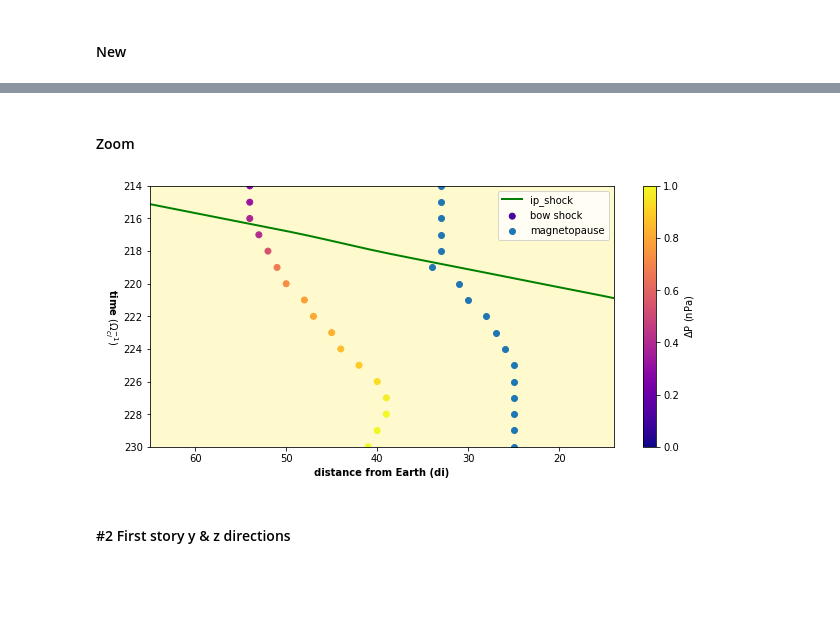
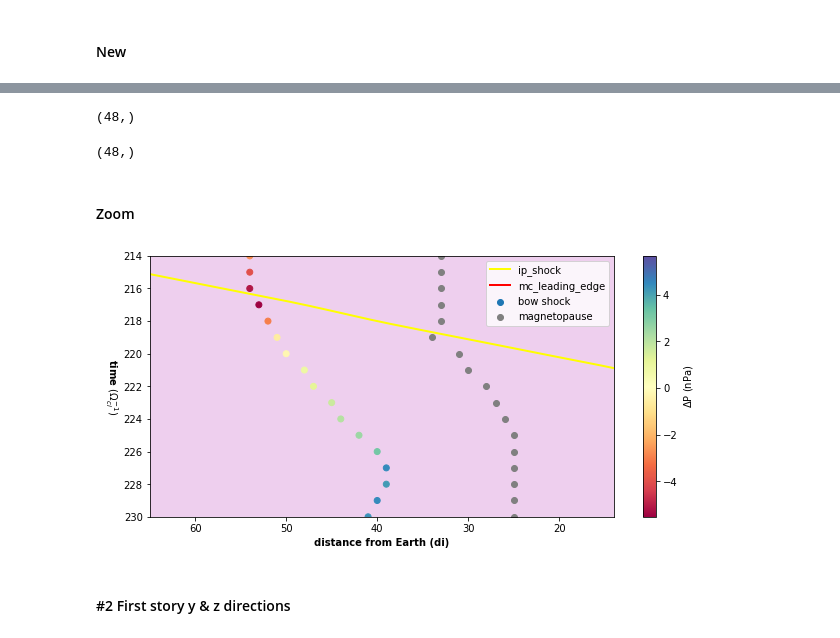
Before and after one commit to cmoissar/Jupyter-Notebooks, a Jupyter notebook: Story_Reader.ipynb, the cells around one changed output, grey strips where cells are left out. Saved outputs shown, nothing was run; the diff lists cells and outputs as text; code cells hidden in the pictures; blank space fills up the shorter version.

```diff
--- a/Story_Reader.ipynb
+++ b/Story_Reader.ipynb
@@ -602,8 +603,8 @@ for time in sorted(data):
     x_mp_list.extend([data[time]['x_magnetopause']])
     x_ip_shock_list.extend([data[time]['x_ip_shock']])
     x_mc_leading_edge_list.extend([data[time]['x_mc_leading_edge']])
-    deltaP_list.extend([ data[time]['Pmag_nose']    +data[time]['Pth_nose']    +data[time]['Pdyn_nose']
-                        -data[time]['Pmag_upstream']+data[time]['Pth_upstream']+data[time]['Pdyn_upstream']])
+    deltaP_list.extend([    data[time]['Pmag_nose']    +data[time]['Pth_nose']    +data[time]['Pdyn_nose']
+                        - ( data[time]['Pmag_upstream']+data[time]['Pth_upstream']+data[time]['Pdyn_upstream'] )])
 # %%
 print(x_ip_shock_list)
 print(x_mc_leading_edge_list)
@@ -766,68 +774,68 @@ plt.show()
+# %%
+np.shape(Circles)
+# %% [output]
+(48,)
+# %%
+np.shape(colors)
+# %% [output]
+(48,)
 # %% [markdown]
 #### Zoom
 # %%
 from matplotlib import cm
 fig = plt.figure()
 ax = fig.add_subplot(111)
-plt.scatter(x_bs_list, time_list, label='bow shock', color=cm.plasma(np.array(deltaP_list)/max(deltaP_list)))
-plt.scatter(x_mp_list, time_list, label='magnetopause')
-plt.plot(x_is_smooth, t_is_smooth, linewidth=2, label='ip_shock', color='green')
-# plt.plot(x_le_smooth, t_le_smooth, linewidth=2, label='mc_leading_edge', color='red')
+
+colors = []
+for j in range(0, len(time_list)):
+    colors.append(deltaP_list[j])
+
+i_nan = np.where(np.isnan(colors))[0][0]
+
+
+colors = colors[:i_nan]
+x_bs_list_good = x_bs_list[:i_nan]
+x_mp_list_good = x_mp_list[:i_nan]
+time_list_good = time_list[:i_nan]
+
+plt.scatter(x_bs_list_good, time_list_good, label='bow shock', c = colors, cmap = matplotlib.cm.Spectral)
+plt.scatter(x_mp_list_good, time_list_good, label='magnetopause', color='gray')
+plt.plot(x_is_smooth, t_is_smooth, linewidth=2, label='ip_shock', color='yellow')
+plt.plot(x_le_smooth, t_le_smooth, linewidth=2, label='mc_leading_edge', color='red')
 plt.gca().invert_xaxis()
 plt.gca().invert_yaxis()
 plt.xlabel('distance from Earth (di)', weight = 'bold')
 plt.ylabel('time $(\Omega_{ci}^{-1})$', weight = 'bold', rotation=270)
 ax.yaxis.set_label_coords(-0.1,0.5)
-plt.legend()
-
 import matplotlib
 from matplotlib.collections import PatchCollection
 import matplotlib.patches as patches
 
 rectangles = []
-colors = []
 
-for i in range(150,len(time_smooth)):
-
-    try:
-        j = np.where(time_list < time_smooth[i])[0][-1]
-    except IndexError:
-        j = j
-
-    try:
-        hauteur = time_smooth[i+1] - time_smooth[i]
-    except IndexError:
-        hauteur = np.mean(np.array(time_smooth[1:]) - np.array(time_smooth[:-1]))
-
-    rectangle = patches.Rectangle( (x_mp_smooth[i],time_smooth[i])  , #position of the bottom-left corner (or top-right if axes are inverted)
-                                    x_bs_smooth[i] - x_mp_smooth[i] , #largeur
-                                    hauteur                         )
-
-    rectangles.append(rectangle)
-    colors.append(deltaP_list[j])
-
-colors = []
-for j in range(150, len(time_list)):
-    colors.append(deltaP_list[j])
+Circles = [plt.Circle([x_bs_list_good[j], time_list_good[j]], 1.3) for j in range(0, len(time_list_good))]
 
 colors = np.array(colors)
-p = PatchCollection(rectangles, cmap=matplotlib.cm.plasma)
+p = PatchCollection(Circles, cmap=matplotlib.cm.Spectral)
 p.set_array(colors)
-ax.add_collection(p)
+# ax.add_collection(p)
 plt.colorbar(p, label = "$\Delta$P " + f"({unit_P})")
+
+
 plt.xlim([65, 14])
-plt.ylim([230, 214]
-        )
+plt.ylim([230, 214])
 
 #add background color
-ax.set_facecolor('lemonchiffon')
+ax.patch.set_facecolor('plum')
+ax.patch.set_alpha(0.5)
+plt.legend()
 
 saving_title = "multivariate_collision_zoom_"
 plt.savefig(save_dir + '/' + saving_title + run_name + ".png",
             transparent=True, bbox_inches='tight', pad_inches=0.1)
 plt.show()
 # %% [output]
-[figure, old version]
+[figure, new version]
 # %% [markdown]
 #### #2 First story y & z directions
 # %%
```
Also changed, not shown: parts of 12 cells of this notebook, 3 other files.
